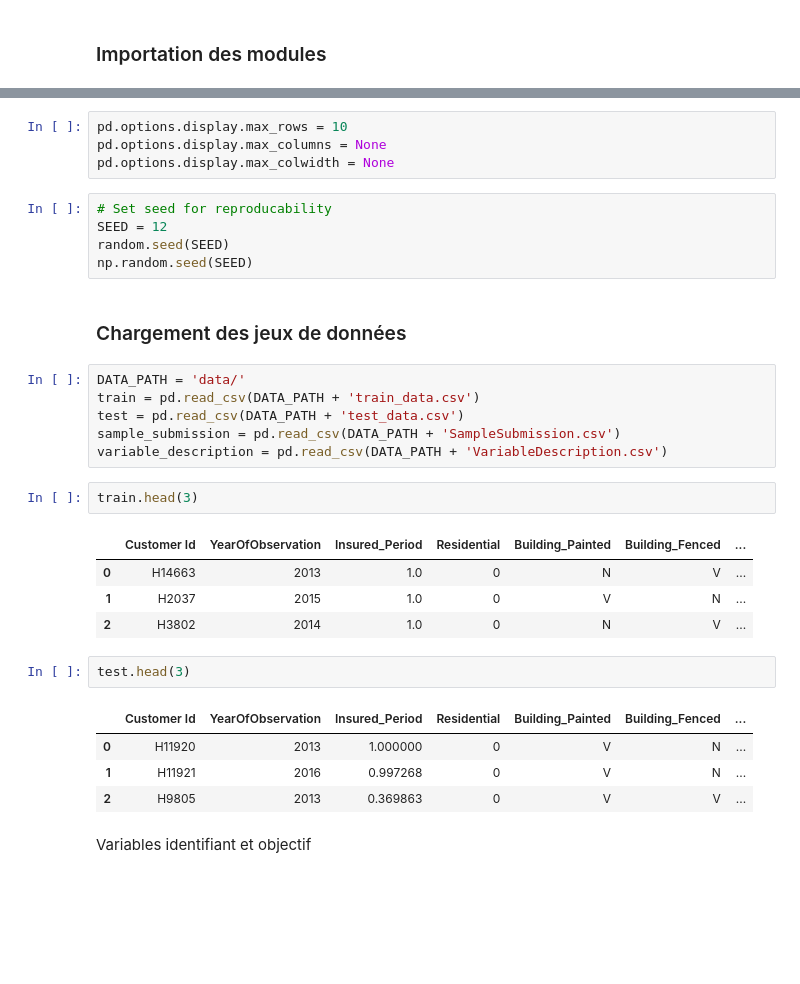
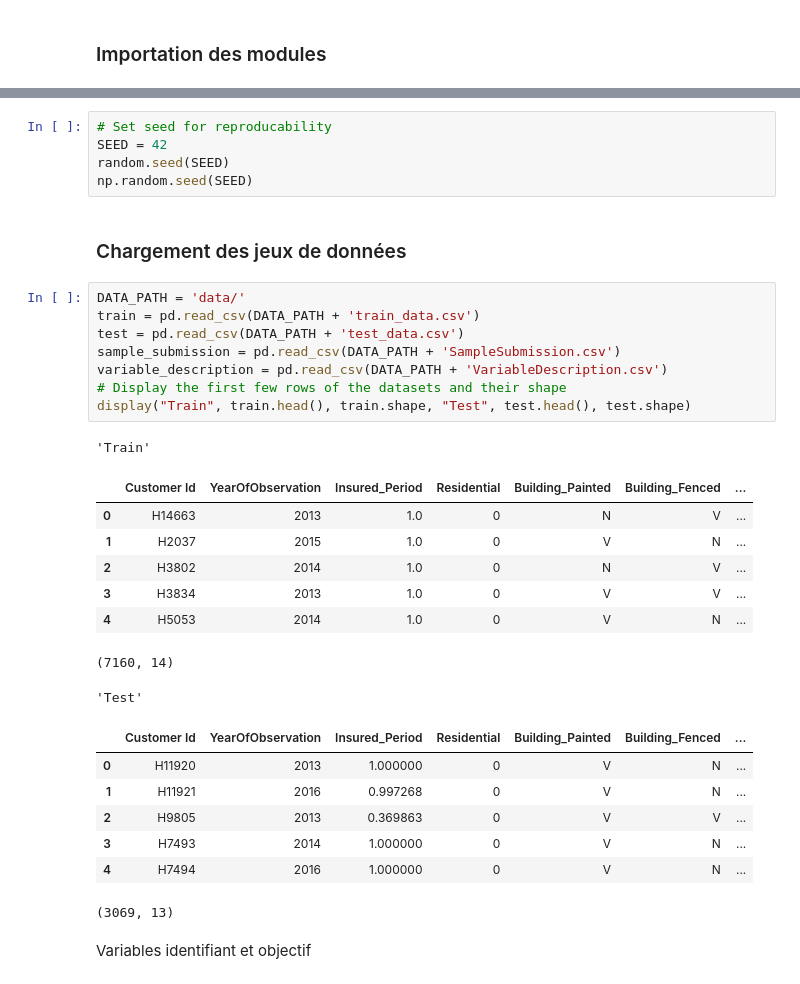
Before and after one commit to justekouassi/Insurance-Prediction-Challenge, a Jupyter notebook: insurance_prediction_boosting.ipynb, the cells around one changed output, grey strips where cells are left out. Drawn from its saved outputs; the diff is of its cells as text; blank space fills up the shorter version.

```diff
--- a/insurance_prediction_boosting.ipynb
+++ b/insurance_prediction_boosting.ipynb
@@ -35,10 +39,6 @@ import joblib
-# %%
-pd.options.display.max_rows = 10
-pd.options.display.max_columns = None
-pd.options.display.max_colwidth = None
 # %%
 # Set seed for reproducability
-SEED = 12
+SEED = 42
 random.seed(SEED)
 np.random.seed(SEED)
 # %% [markdown]
@@ -46,23 +46,28 @@ np.random.seed(SEED)
 # %%
 DATA_PATH = 'data/'
 train = pd.read_csv(DATA_PATH + 'train_data.csv')
 test = pd.read_csv(DATA_PATH + 'test_data.csv')
 sample_submission = pd.read_csv(DATA_PATH + 'SampleSubmission.csv')
 variable_description = pd.read_csv(DATA_PATH + 'VariableDescription.csv')
+# Display the first few rows of the datasets and their shape
+display("Train", train.head(), train.shape, "Test", test.head(), test.shape)
+# %% [output]
+'Train'
+|  | Customer Id | YearOfObservation | Insured_Period | Residential | Building_Painted | Building_Fenced | ... |
+| 0 | H14663 | 2013 | 1.0 | 0 | N | V | ... |
+| 1 | H2037 | 2015 | 1.0 | 0 | V | N | ... |
+| 2 | H3802 | 2014 | 1.0 | 0 | N | V | ... |
+| 3 | H3834 | 2013 | 1.0 | 0 | V | V | ... |
+| 4 | H5053 | 2014 | 1.0 | 0 | V | N | ... |
+(7160, 14)
+'Test'
+|  | Customer Id | YearOfObservation | Insured_Period | Residential | Building_Painted | Building_Fenced | ... |
+| 0 | H11920 | 2013 | 1.000000 | 0 | V | N | ... |
+| 1 | H11921 | 2016 | 0.997268 | 0 | V | N | ... |
+| 2 | H9805 | 2013 | 0.369863 | 0 | V | V | ... |
+| 3 | H7493 | 2014 | 1.000000 | 0 | V | N | ... |
+| 4 | H7494 | 2016 | 1.000000 | 0 | V | N | ... |
+(3069, 13)
-# %%
-train.head(3)
-# %% [output]
-|  | Customer Id | YearOfObservation | Insured_Period | Residential | Building_Painted | Building_Fenced | ... |
-| 0 | H14663 | 2013 | 1.0 | 0 | N | V | ... |
-| 1 | H2037 | 2015 | 1.0 | 0 | V | N | ... |
-| 2 | H3802 | 2014 | 1.0 | 0 | N | V | ... |
-# %%
-test.head(3)
-# %% [output]
-|  | Customer Id | YearOfObservation | Insured_Period | Residential | Building_Painted | Building_Fenced | ... |
-| 0 | H11920 | 2013 | 1.000000 | 0 | V | N | ... |
-| 1 | H11921 | 2016 | 0.997268 | 0 | V | N | ... |
-| 2 | H9805 | 2013 | 0.369863 | 0 | V | V | ... |
 # %% [markdown]
 Variables identifiant et objectif
 # %%
```
Also changed, not shown: parts of 36 cells of this notebook.
